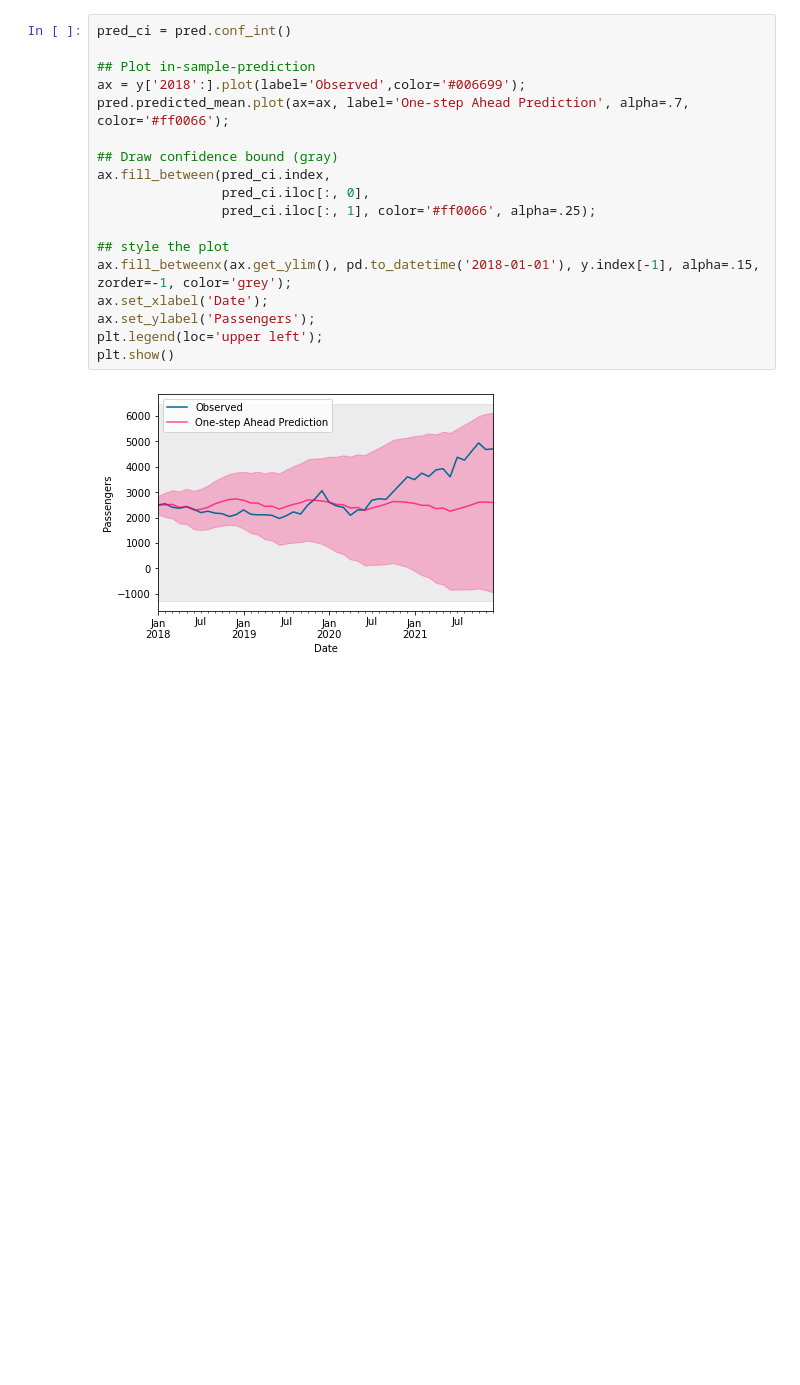
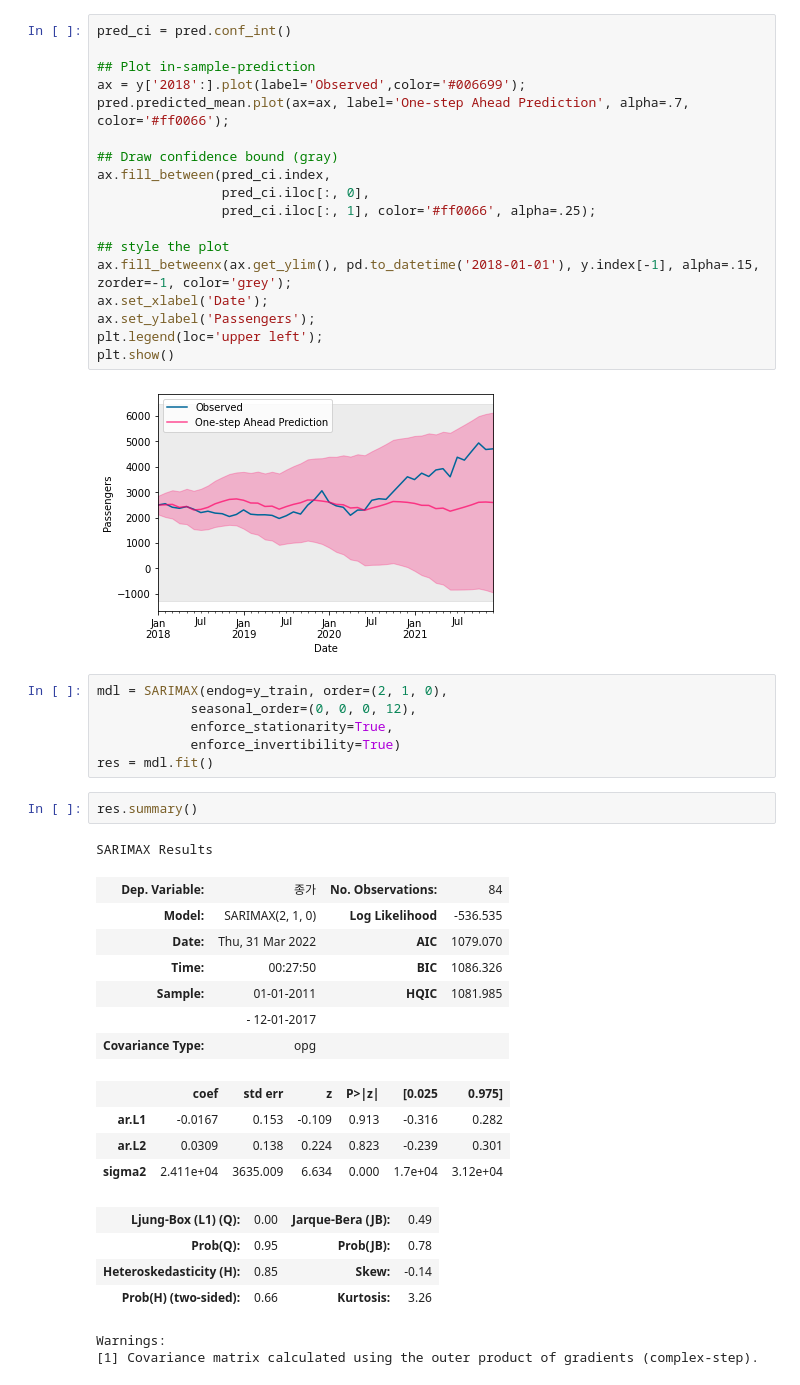
Before and after one commit to Soo-Im/PalmOil, a Jupyter notebook: ENSO-Palm_Prediction.ipynb, the cells around one changed output. Cells and saved outputs as stored; diff of their text form; blank space fills up the shorter version.

```diff
--- a/ENSO-Palm_Prediction.ipynb
+++ b/ENSO-Palm_Prediction.ipynb
@@ -734,3 +736,30 @@ plt.legend(loc='upper left');
 plt.show()
 # %% [output]
 [figure]
+# %%
+mdl = SARIMAX(endog=y_train, order=(2, 1, 0),
+            seasonal_order=(0, 0, 0, 12),
+            enforce_stationarity=True,
+            enforce_invertibility=True)
+res = mdl.fit()
+# %%
+res.summary()
+# %% [output]
+SARIMAX Results
+| Dep. Variable: | 종가 | No. Observations: | 84 |
+| Model: | SARIMAX(2, 1, 0) | Log Likelihood | -536.535 |
+| Date: | Thu, 31 Mar 2022 | AIC | 1079.070 |
+| Time: | 00:27:50 | BIC | 1086.326 |
+| Sample: | 01-01-2011 | HQIC | 1081.985 |
+|  | - 12-01-2017 |  |  |
+| Covariance Type: | opg |  |  |
+|  | coef | std err | z | P>|z| | [0.025 | 0.975] |
+| ar.L1 | -0.0167 | 0.153 | -0.109 | 0.913 | -0.316 | 0.282 |
+| ar.L2 | 0.0309 | 0.138 | 0.224 | 0.823 | -0.239 | 0.301 |
+| sigma2 | 2.411e+04 | 3635.009 | 6.634 | 0.000 | 1.7e+04 | 3.12e+04 |
+| Ljung-Box (L1) (Q): | 0.00 | Jarque-Bera (JB): | 0.49 |
+| Prob(Q): | 0.95 | Prob(JB): | 0.78 |
+| Heteroskedasticity (H): | 0.85 | Skew: | -0.14 |
+| Prob(H) (two-sided): | 0.66 | Kurtosis: | 3.26 |
+Warnings:
+[1] Covariance matrix calculated using the outer product of gradients (complex-step).
```
Also changed, not shown: parts of 7 cells of this notebook.
